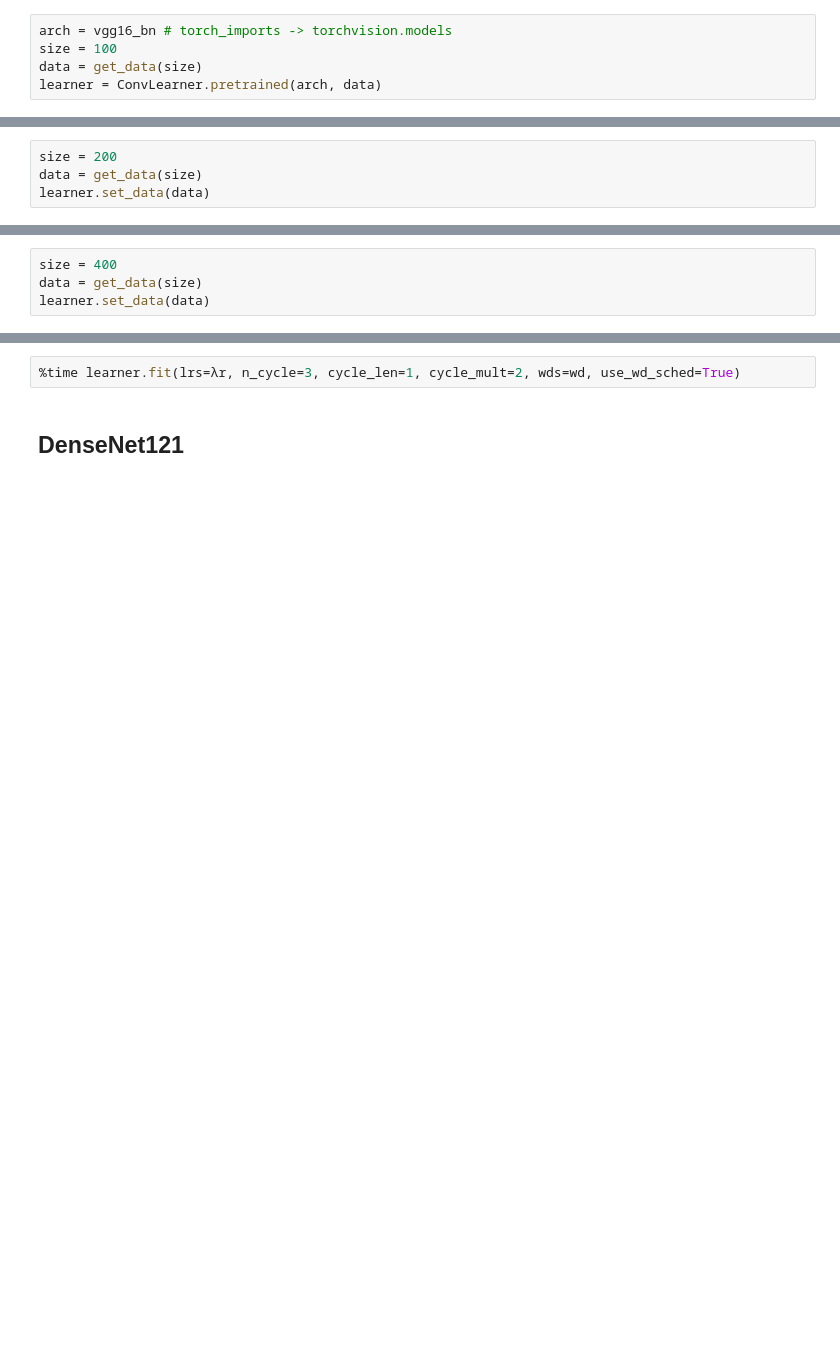
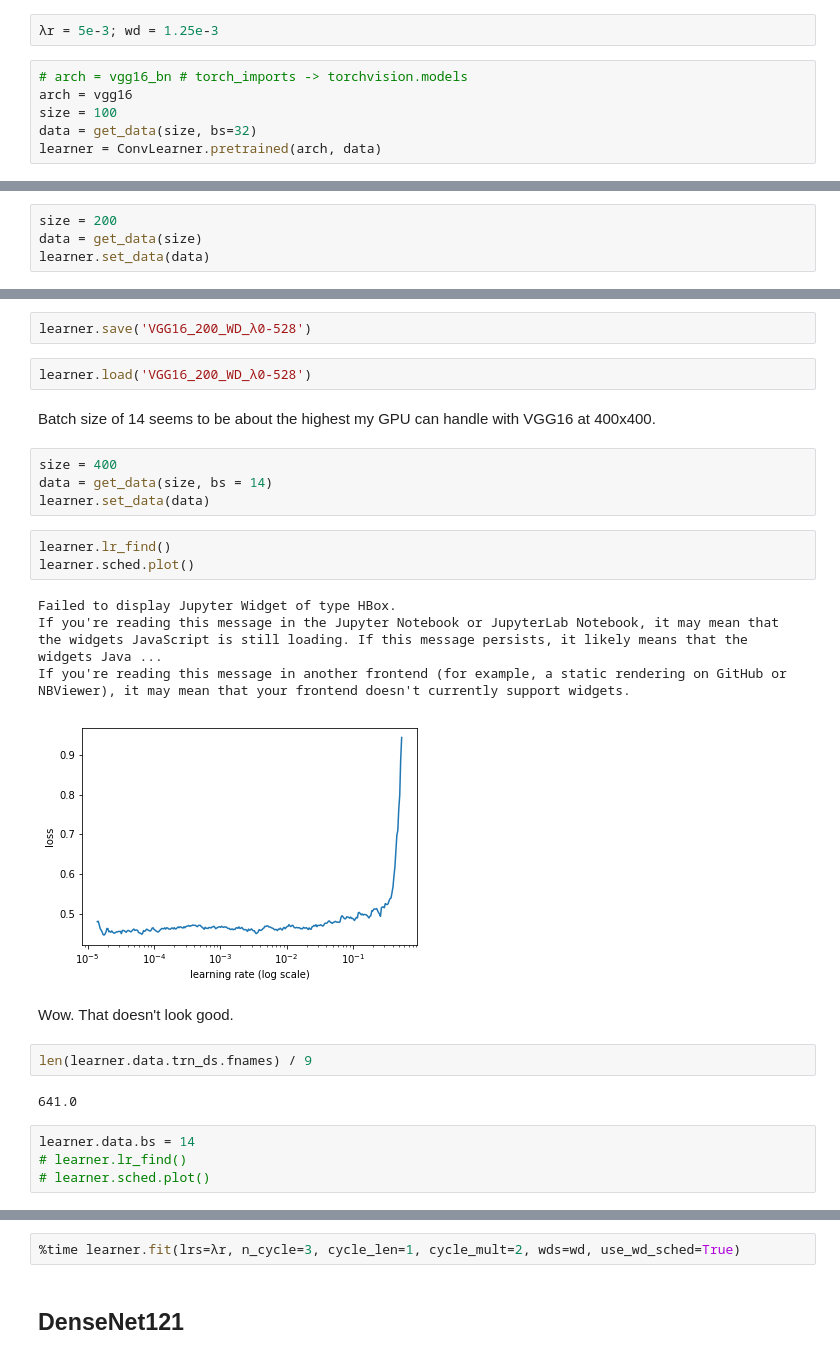
Before and after one commit to WNoxchi/Aersu, a Jupyter notebook: GLOC/Ensemble-Prelim.ipynb, the cells around one changed output, grey strips where cells are left out. Saved outputs shown, nothing was run; the diff lists cells and outputs as text; blank space fills up the shorter version.

```diff
--- a/GLOC/Ensemble-Prelim.ipynb
+++ b/GLOC/Ensemble-Prelim.ipynb
@@ -661,10 +667,13 @@ learner.save('RN101_400_WD_λ0-549_00')
 # %%
 # delete any tmp/ folder that exists
 %rm -rf $PATH/tmp/*
+# %%
+λr = 5e-3; wd = 1.25e-3
 # %%
-arch = vgg16_bn # torch_imports -> torchvision.models
+# arch = vgg16_bn # torch_imports -> torchvision.models
+arch = vgg16
 size = 100
-data = get_data(size)
+data = get_data(size, bs=32)
 learner = ConvLearner.pretrained(arch, data)
 # %%
 learner.lr_find()
@@ -693,6 +788,30 @@ learner.set_data(data)
+# %%
+learner.save('VGG16_200_WD_λ0-528')
+# %%
+learner.load('VGG16_200_WD_λ0-528')
+# %% [markdown]
+Batch size of 14 seems to be about the highest my GPU can handle with VGG16 at 400x400.
 # %%
 size = 400
-data = get_data(size)
+data = get_data(size, bs = 14)
 learner.set_data(data)
+# %%
+learner.lr_find()
+learner.sched.plot()
+# %% [output]
+Failed to display Jupyter Widget of type HBox.
+If you're reading this message in the Jupyter Notebook or JupyterLab Notebook, it may mean that the widgets JavaScript is still loading. If this message persists, it likely means that the widgets Java ...
+If you're reading this message in another frontend (for example, a static rendering on GitHub or NBViewer), it may mean that your frontend doesn't currently support widgets.
+[figure, added]
+# %% [markdown]
+Wow. That doesn't look good.
+# %%
+len(learner.data.trn_ds.fnames) / 9
+# %% [output]
+641.0
+# %%
+learner.data.bs = 14
+# learner.lr_find()
+# learner.sched.plot()
 # %%
 %time learner.fit(lrs=λr, n_cycle=1, cycle_len=1, cycle_mult=1)
```
Also changed, not shown: parts of 66 cells of this notebook, 1 other file.
